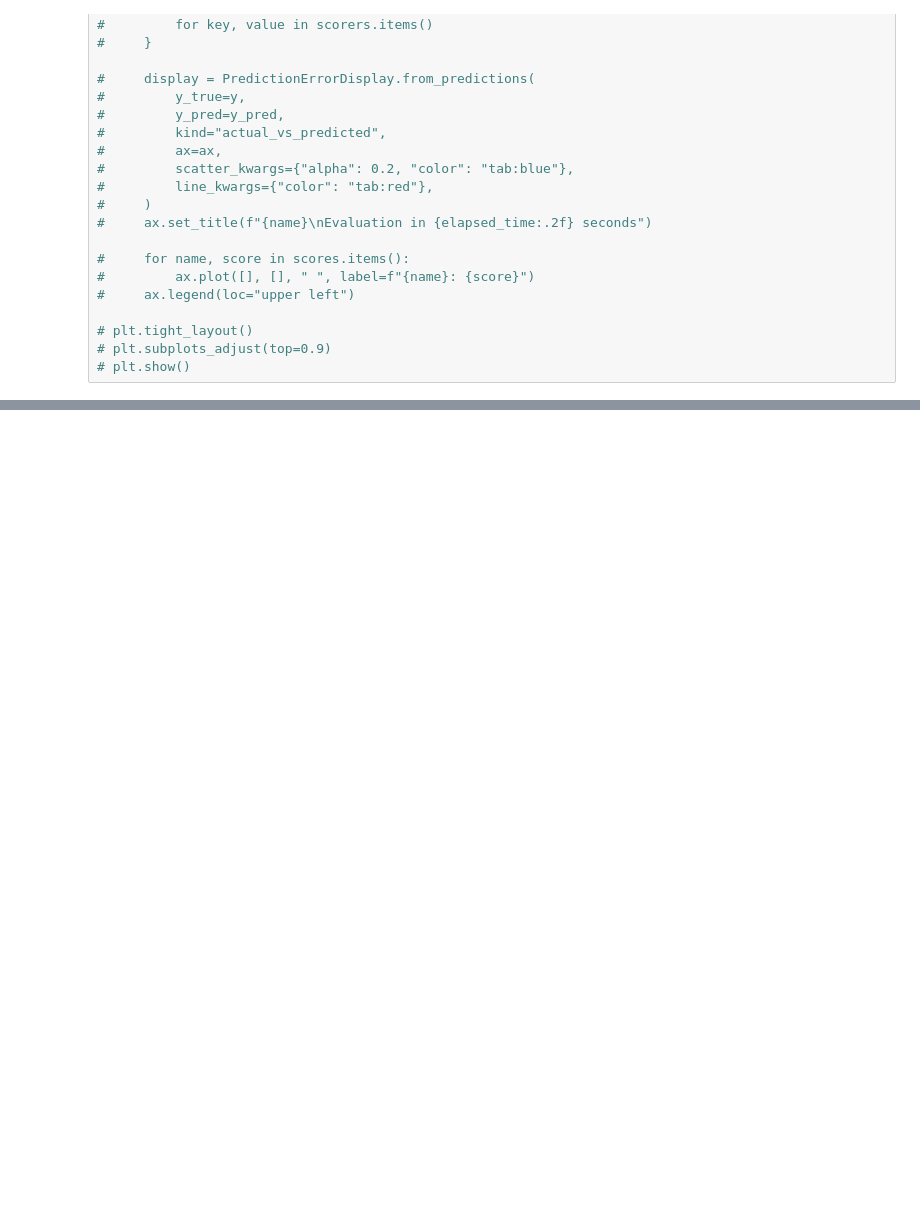
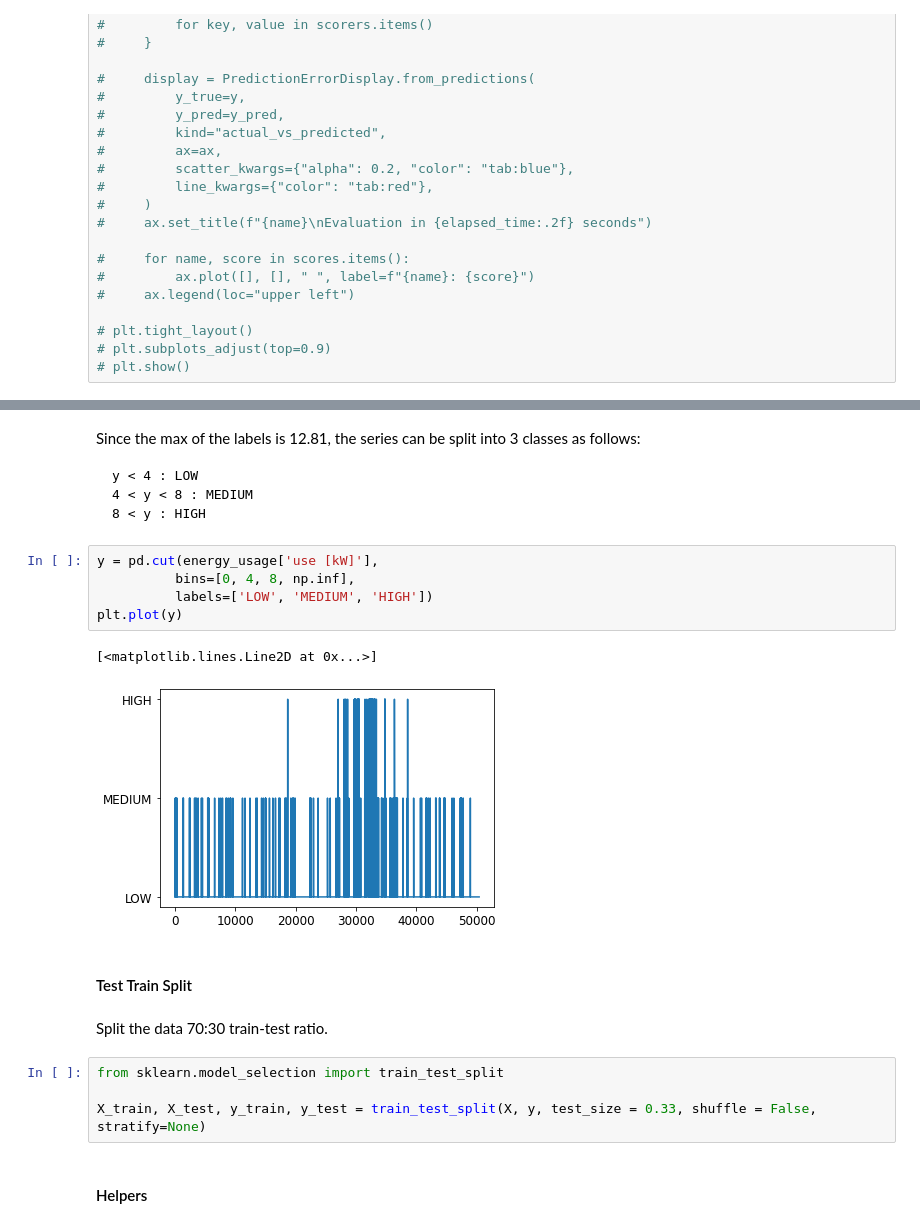
Before and after one commit to nivalf/Predict_Energy_Usage, a Jupyter notebook: predict_energy_usage.ipynb, the cells around one changed output, grey strips where cells are left out. Drawn from its saved outputs; the diff is of its cells as text; blank space fills up the shorter version.

```diff
--- a/predict_energy_usage.ipynb
+++ b/predict_energy_usage.ipynb
@@ -986,0 +1008,24 @@ A good learning curve is obtained for split = 24
+# %% [markdown]
+Since the max of the labels is 12.81, the series can be split into 3 classes as follows:
+
+    y < 4 : LOW
+    4 < y < 8 : MEDIUM
+    8 < y : HIGH
+# %%
+y = pd.cut(energy_usage['use [kW]'],
+          bins=[0, 4, 8, np.inf],
+          labels=['LOW', 'MEDIUM', 'HIGH'])
+plt.plot(y)
+# %% [output]
+[<matplotlib.lines.Line2D at 0x...>]
+[figure, added]
+# %% [markdown]
+#### Test Train Split
+# %% [markdown]
+Split the data 70:30 train-test ratio.
+# %%
+from sklearn.model_selection import train_test_split
+
+X_train, X_test, y_train, y_test = train_test_split(X, y, test_size = 0.33, shuffle = False, stratify=None)
+# %% [markdown]
+#### Helpers
```
Also changed, not shown: parts of 27 cells of this notebook.
